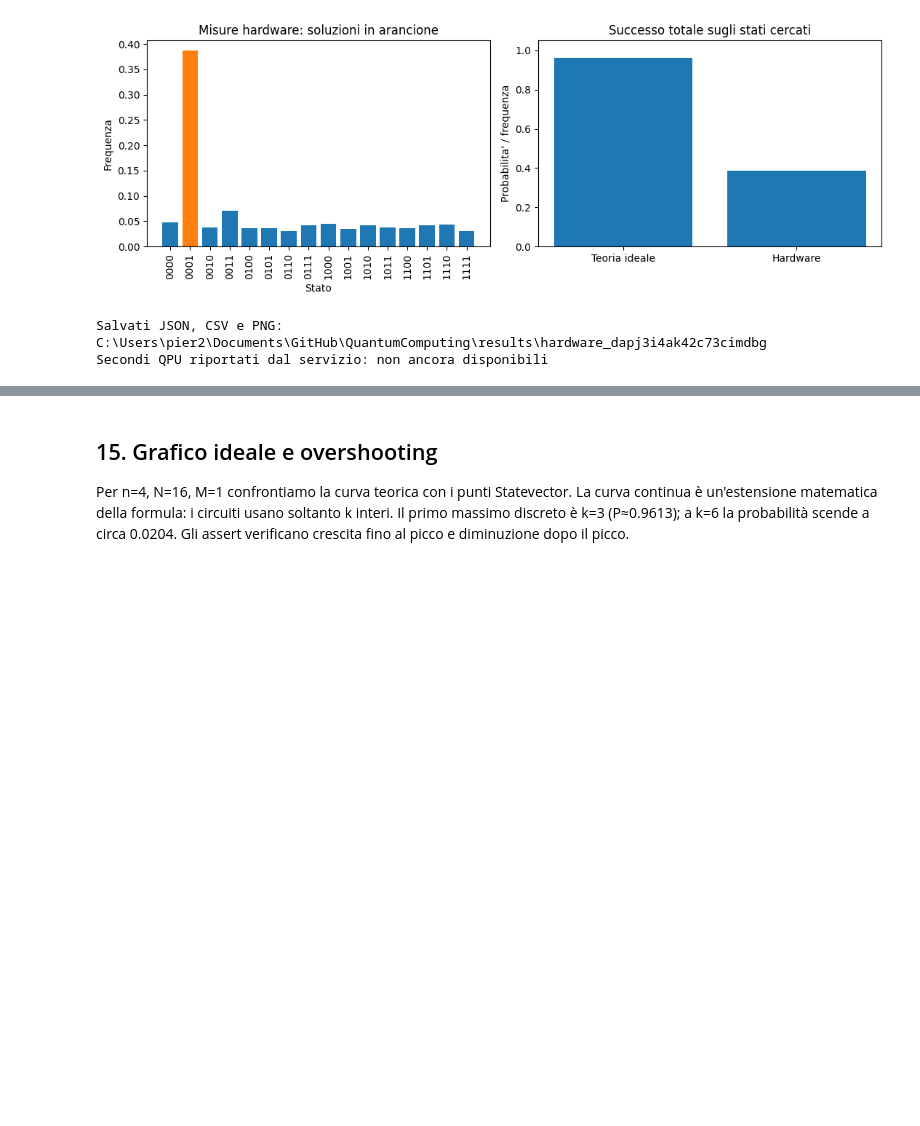
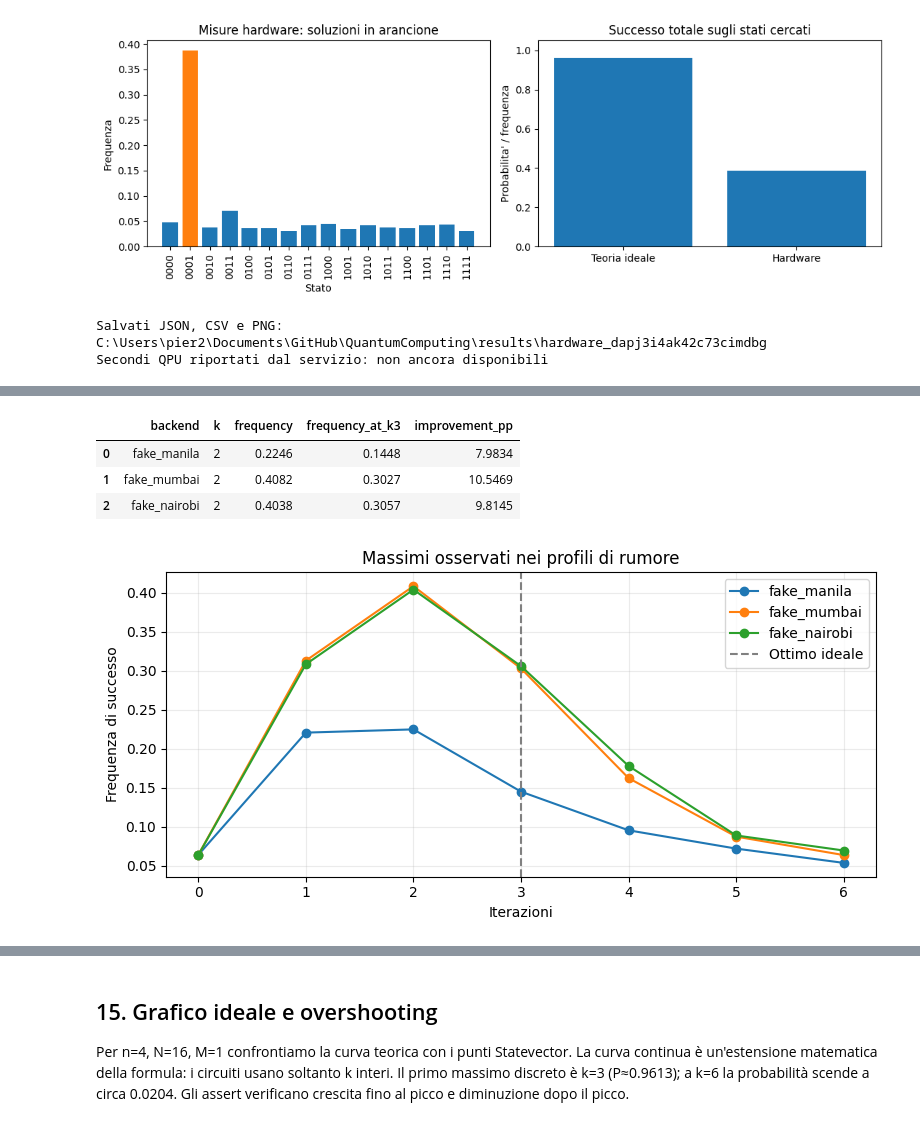
Before and after one commit to Pier2690/QuantumComputing, a Jupyter notebook: Grover.ipynb, the cells around one changed output, grey strips where cells are left out. Drawn from its saved outputs; the diff is of its cells as text; code cells hidden in the pictures; blank space fills up the shorter version.

```diff
--- a/Grover.ipynb
+++ b/Grover.ipynb
@@ -1428,0 +1501,29 @@ CSV verificato: grover_multiple_solutions.csv, 36 righe
+# %%
+fake_scan = analysis_df[(analysis_df.source == "fake_backend") & (analysis_df.n == 4)
+                        & analysis_df.marked_states.map(lambda states: states == ("0001",))]
+best_fake_table = (fake_scan.sort_values(["backend", "frequency", "k"], ascending=[True, False, True])
+                  .groupby("backend").head(1)[["backend", "k", "frequency"]].copy())
+at_three = fake_scan[fake_scan.k == 3].set_index("backend").frequency
+best_fake_table["frequency_at_k3"] = best_fake_table.backend.map(at_three)
+best_fake_table["improvement_pp"] = 100 * (best_fake_table.frequency - best_fake_table.frequency_at_k3)
+display(best_fake_table.reset_index(drop=True).round(4))
+best_fake_table.to_csv(results_directory / "grover_best_fake_iterations.csv", index=False)
+
+fig, ax = plt.subplots(figsize=(8, 4))
+for backend, group in fake_scan.groupby("backend"):
+    group = group.sort_values("k")
+    ax.plot(group.k, group.frequency, "o-", label=backend)
+ax.axvline(3, linestyle="--", color="gray", label="Ottimo ideale")
+ax.set(xlabel="Iterazioni", ylabel="Frequenza di successo", title="Massimi osservati nei profili di rumore", xticks=range(7))
+ax.legend()
+ax.grid(alpha=0.25)
+fig.tight_layout()
+fig.savefig(results_directory / "grover_noise_iterations.png", dpi=150)
+display(fig)
+plt.close(fig)
+# %% [output]
+|  | backend | k | frequency | frequency_at_k3 | improvement_pp |
+| 0 | fake_manila | 2 | 0.2246 | 0.1448 | 7.9834 |
+| 1 | fake_mumbai | 2 | 0.4082 | 0.3027 | 10.5469 |
+| 2 | fake_nairobi | 2 | 0.4038 | 0.3057 | 9.8145 |
+[figure, added]
```
Also changed, not shown: parts of 11 cells of this notebook.
